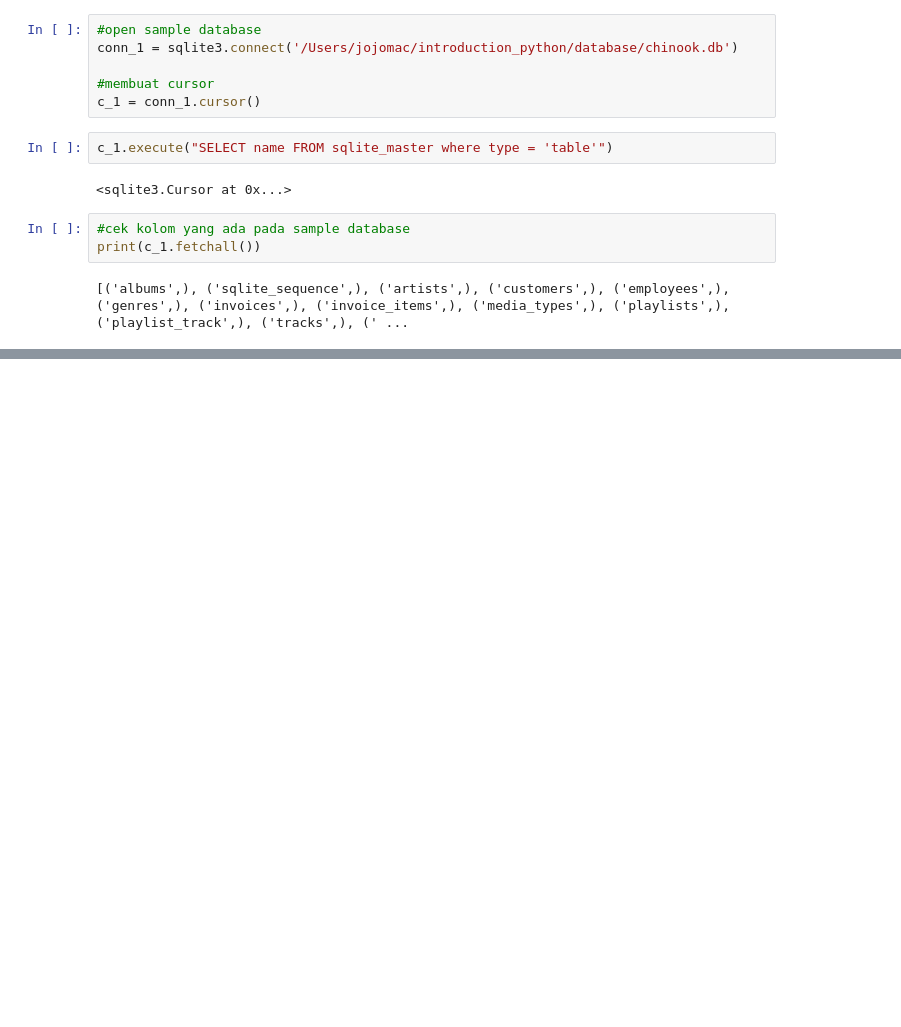
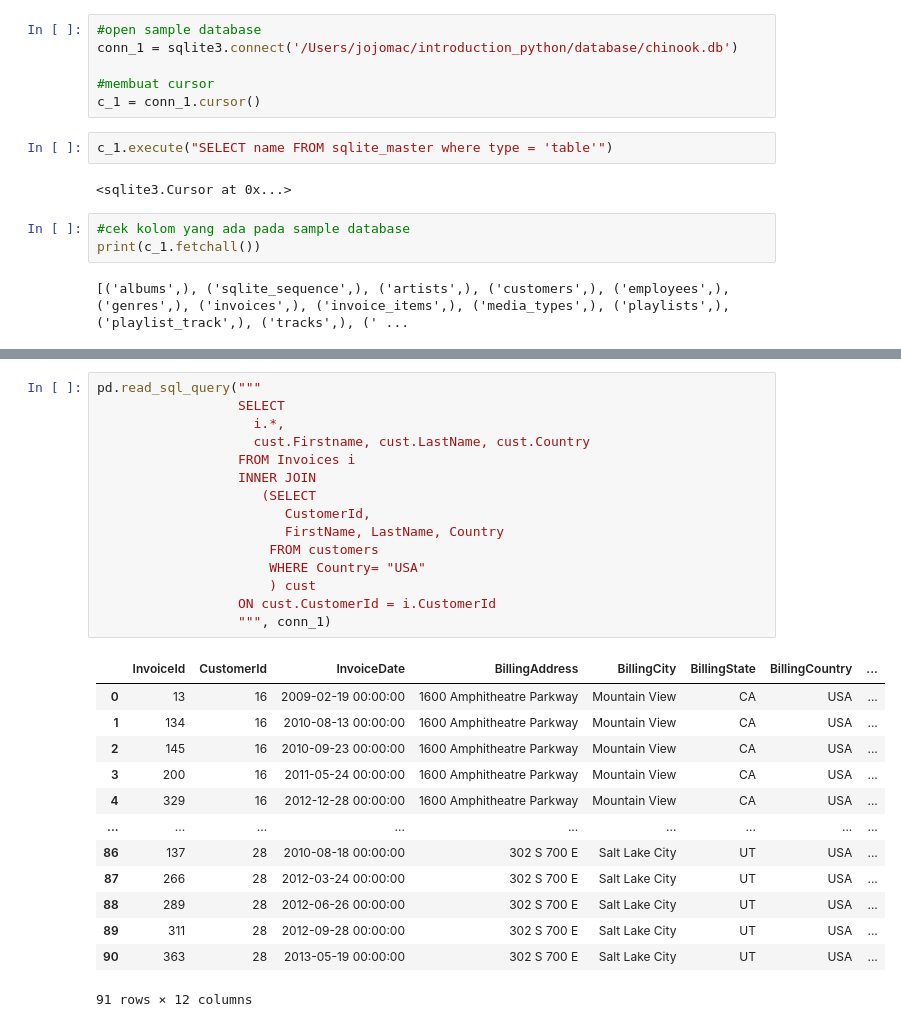
Before and after one commit to simamoradavids99/introduction_python, a Jupyter notebook: join_and_subquery.ipynb, the cells around one changed output, grey strips where cells are left out. Cells and saved outputs as stored; diff of their text form; blank space fills up the shorter version.

```diff
--- a/join_and_subquery.ipynb
+++ b/join_and_subquery.ipynb
@@ -25,0 +133,29 @@ Sebelum mengimplementasikan joins dalam sql alangkah baiknya jika mempelajari di
+# %%
+pd.read_sql_query("""
+                  SELECT
+                    i.*,
+                    cust.Firstname, cust.LastName, cust.Country
+                  FROM Invoices i
+                  INNER JOIN
+                     (SELECT
+                        CustomerId,
+                        FirstName, LastName, Country
+                      FROM customers
+                      WHERE Country= "USA"
+                      ) cust
+                  ON cust.CustomerId = i.CustomerId
+                  """, conn_1)
+# %% [output]
+|  | InvoiceId | CustomerId | InvoiceDate | BillingAddress | BillingCity | BillingState | BillingCountry | ... |
+| 0 | 13 | 16 | 2009-02-19 00:00:00 | 1600 Amphitheatre Parkway | Mountain View | CA | USA | ... |
+| 1 | 134 | 16 | 2010-08-13 00:00:00 | 1600 Amphitheatre Parkway | Mountain View | CA | USA | ... |
+| 2 | 145 | 16 | 2010-09-23 00:00:00 | 1600 Amphitheatre Parkway | Mountain View | CA | USA | ... |
+| 3 | 200 | 16 | 2011-05-24 00:00:00 | 1600 Amphitheatre Parkway | Mountain View | CA | USA | ... |
+| 4 | 329 | 16 | 2012-12-28 00:00:00 | 1600 Amphitheatre Parkway | Mountain View | CA | USA | ... |
+| ... | ... | ... | ... | ... | ... | ... | ... | ... |
+| 86 | 137 | 28 | 2010-08-18 00:00:00 | 302 S 700 E | Salt Lake City | UT | USA | ... |
+| 87 | 266 | 28 | 2012-03-24 00:00:00 | 302 S 700 E | Salt Lake City | UT | USA | ... |
+| 88 | 289 | 28 | 2012-06-26 00:00:00 | 302 S 700 E | Salt Lake City | UT | USA | ... |
+| 89 | 311 | 28 | 2012-09-28 00:00:00 | 302 S 700 E | Salt Lake City | UT | USA | ... |
+| 90 | 363 | 28 | 2013-05-19 00:00:00 | 302 S 700 E | Salt Lake City | UT | USA | ... |
+91 rows × 12 columns
```
Also changed, not shown: parts of 12 cells of this notebook.
